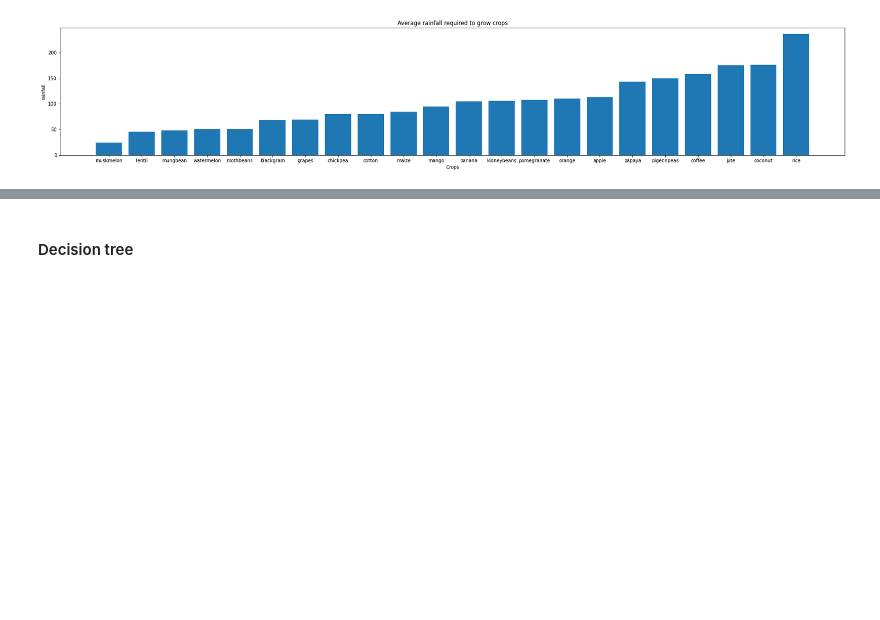
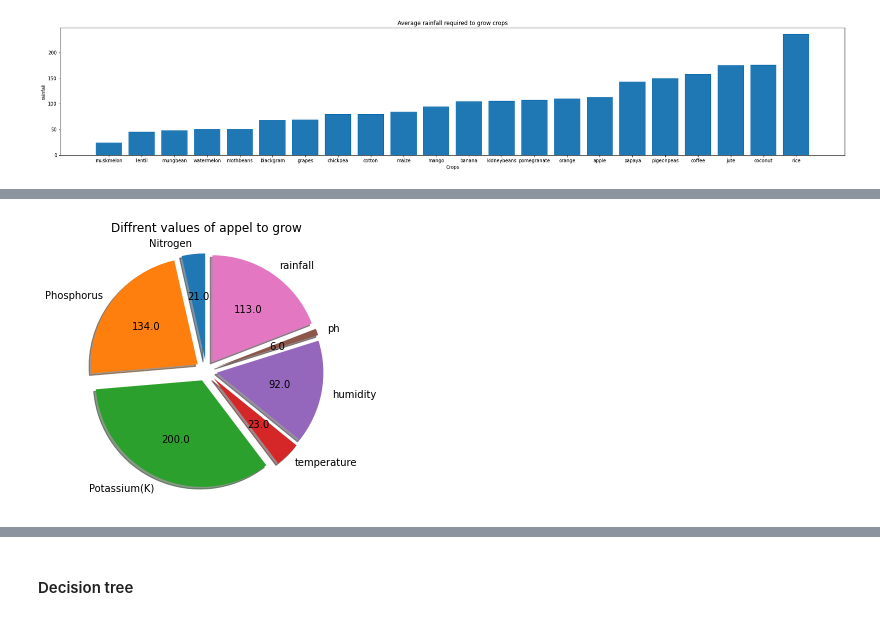
Before and after one commit to satishjasthi/MachineLearningProjects, a Jupyter notebook: Model1.ipynb, the cells around one changed output, grey strips where cells are left out. Saved outputs shown, nothing was run; the diff lists cells and outputs as text; code cells hidden in the pictures; blank space fills up the shorter version.

```diff
--- a/Model1.ipynb
+++ b/Model1.ipynb
@@ -140,0 +209,21 @@ Text(0.5, 1.0, 'Average humidity required to grow crops')
+# %%
+df = data.groupby('label').mean()
+df.drop('Nutrious_value',axis=1,inplace = True)
+df.round(0)
+# Pie chart
+labels = df.columns
+sizes = (df.iloc[0])
+# only "explode" the 2nd slice (i.e. 'Hogs')
+explode = (0.1, 0.1, 0.1, 0.1,0.1,0.1,0.1)
+def absolute_value(val):
+    a  = np.round(val/100.*sizes.sum(), 0)
+    return a
+fig1, ax1 = plt.subplots()
+ax1.pie(sizes, explode=explode, labels=labels, autopct=absolute_value,
+        shadow=True, startangle=90)
+# Equal aspect ratio ensures that pie is drawn as a circle
+plt.tight_layout()
+plt.title('Diffrent values of appel to grow')
+plt.show()
+# %% [output]
+[figure, added]
```
Also changed, not shown: parts of 60 cells of this notebook.
